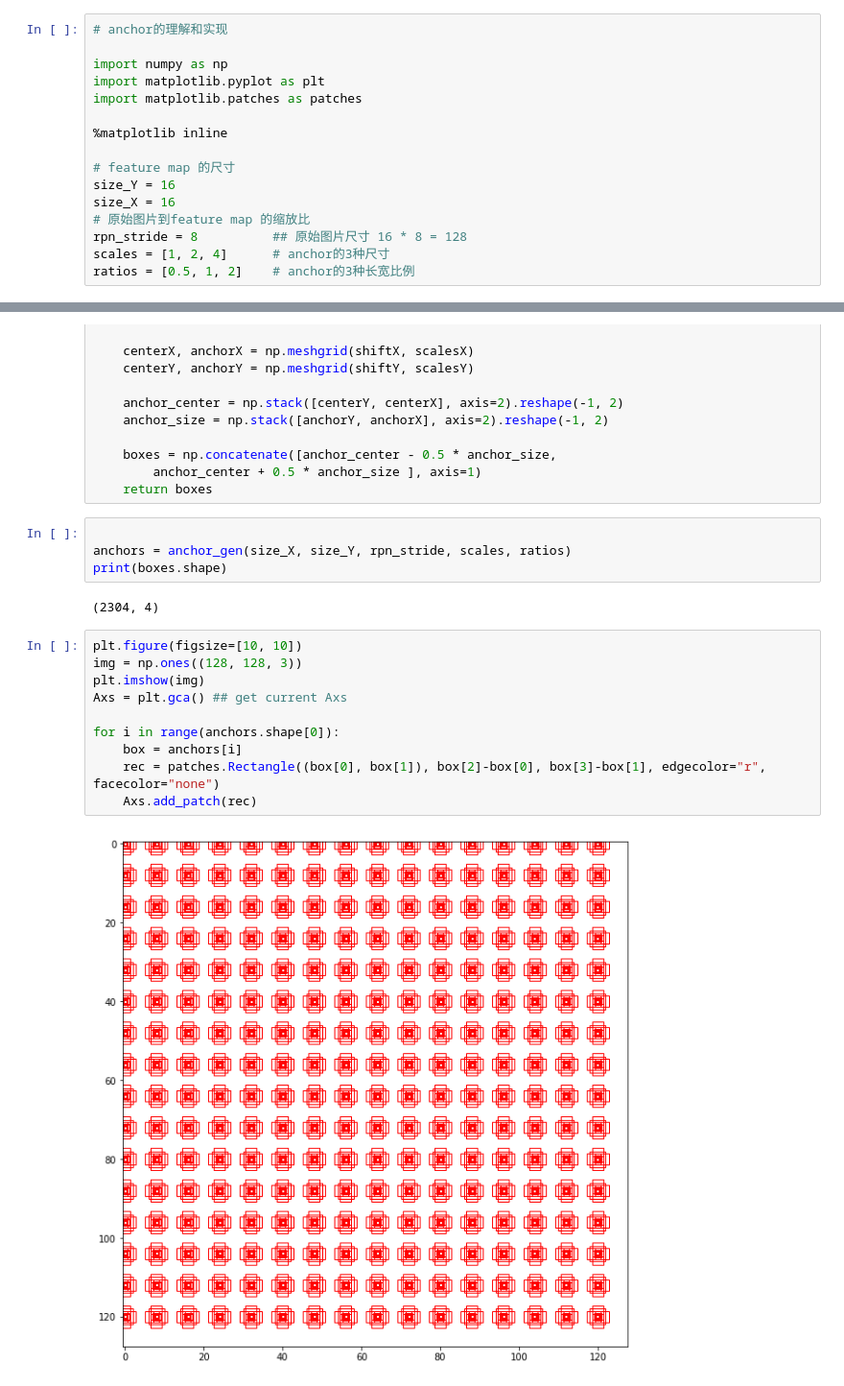
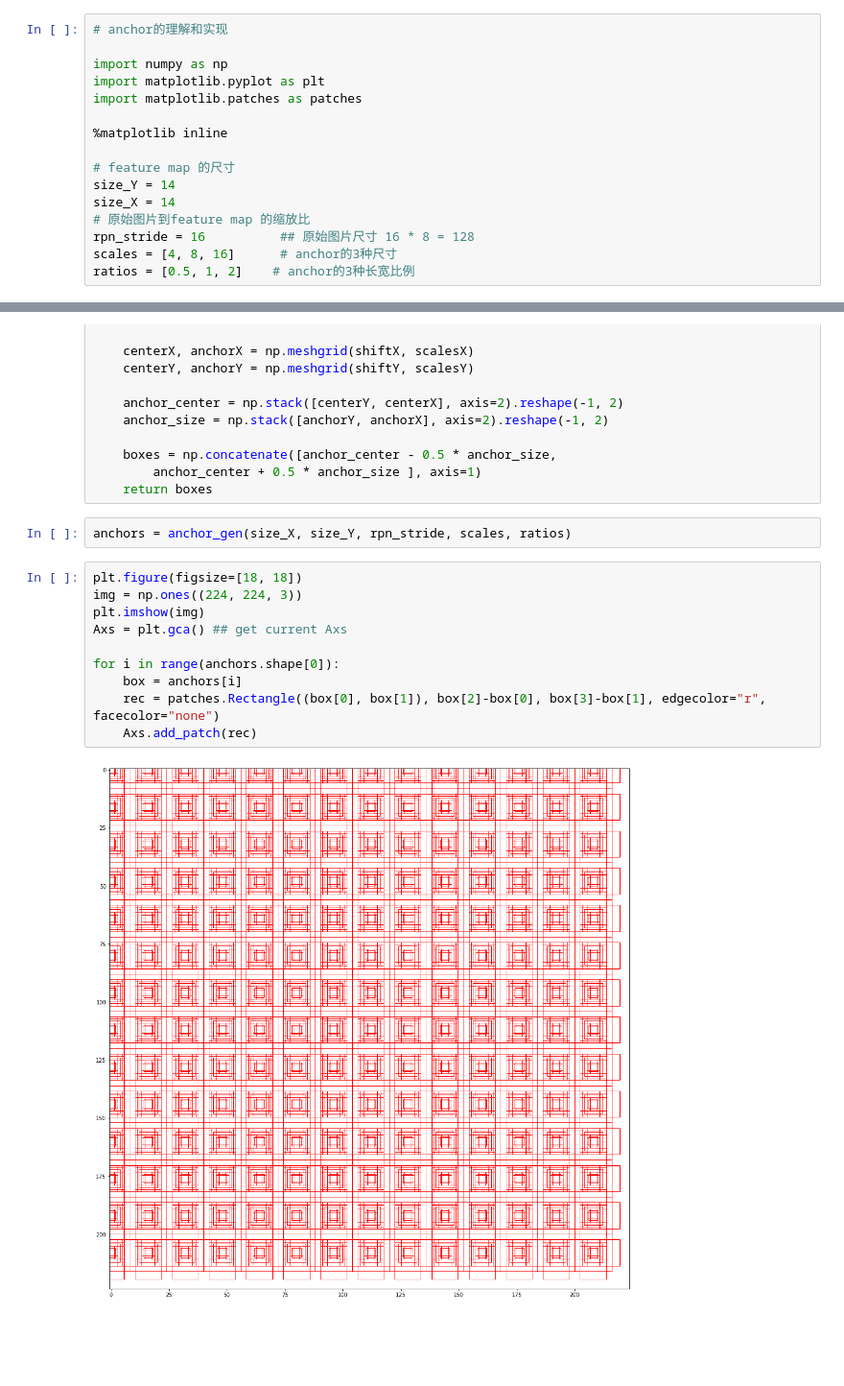
Before and after one commit to 1434635014/keras-faster-rcnn, a Jupyter notebook: anchor.ipynb, the cells around one changed output, grey strips where cells are left out. Shown: that part at 96% size. Saved outputs shown, nothing was run; the diff lists cells and outputs as text; blank space fills up the shorter version.

```diff
--- a/anchor.ipynb
+++ b/anchor.ipynb
@@ -8,11 +8,11 @@ import matplotlib.patches as patches
 %matplotlib inline
 
 # feature map 的尺寸
-size_Y = 16
-size_X = 16
+size_Y = 14
+size_X = 14
 # 原始图片到feature map 的缩放比
-rpn_stride = 8          ## 原始图片尺寸 16 * 8 = 128
-scales = [1, 2, 4]      # anchor的3种尺寸
+rpn_stride = 16          ## 原始图片尺寸 16 * 8 = 128
+scales = [4, 8, 16]      # anchor的3种尺寸
 ratios = [0.5, 1, 2]    # anchor的3种长宽比例
 # %%
 def anchor_gen(size_X, size_Y, rpn_stride, scales, ratios):
@@ -37,20 +37,16 @@ def anchor_gen(size_X, size_Y, rpn_stride, scales, ratios):
         anchor_center + 0.5 * anchor_size ], axis=1)
     return boxes
 # %%
-
 anchors = anchor_gen(size_X, size_Y, rpn_stride, scales, ratios)
-print(boxes.shape)
-# %% [output]
-(2304, 4)
 # %%
-plt.figure(figsize=[10, 10])
-img = np.ones((128, 128, 3))
+plt.figure(figsize=[18, 18])
+img = np.ones((224, 224, 3))
 plt.imshow(img)
 Axs = plt.gca() ## get current Axs
 
 for i in range(anchors.shape[0]):
     box = anchors[i]
     rec = patches.Rectangle((box[0], box[1]), box[2]-box[0], box[3]-box[1], edgecolor="r", facecolor="none")
     Axs.add_patch(rec)
 # %% [output]
-[figure, old version]
+[figure, new version]
```
Also changed, not shown: 6 other files.
